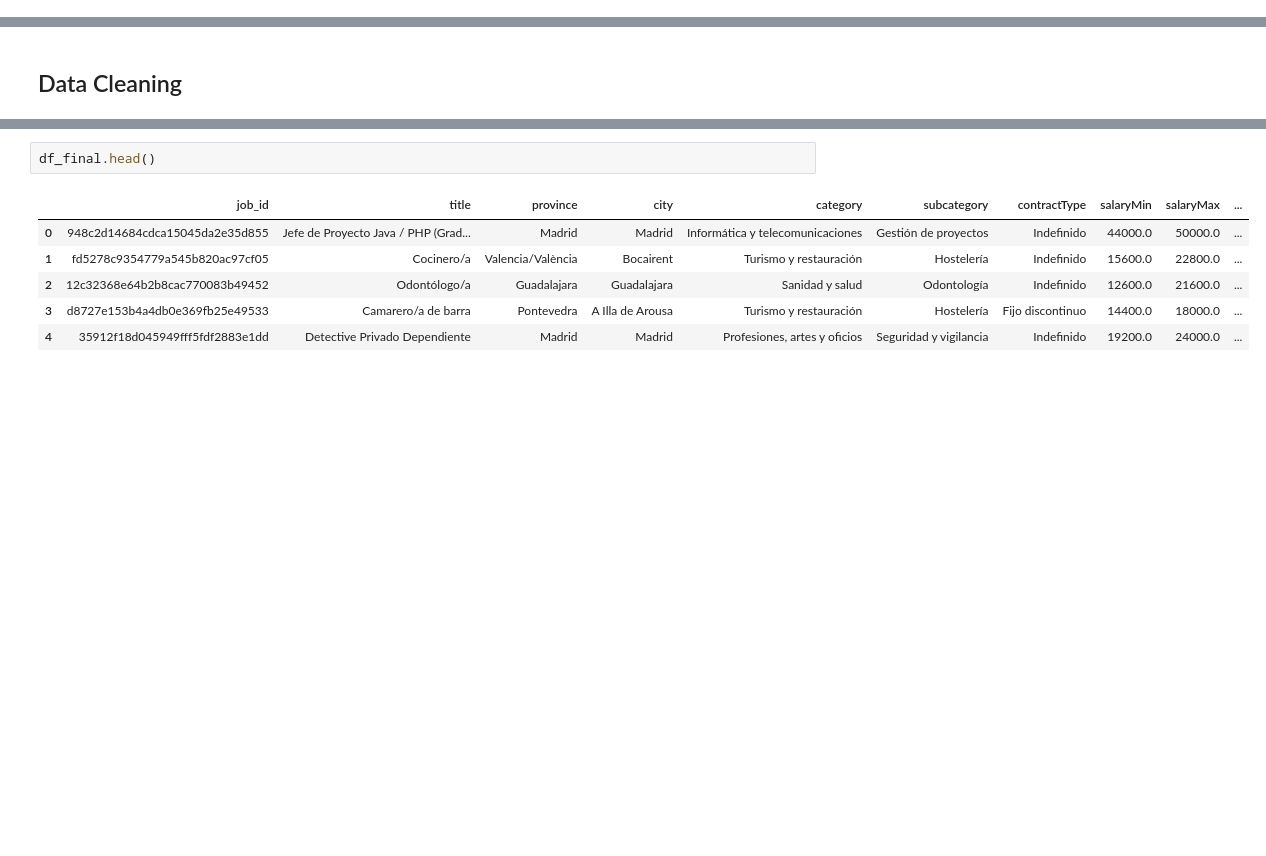
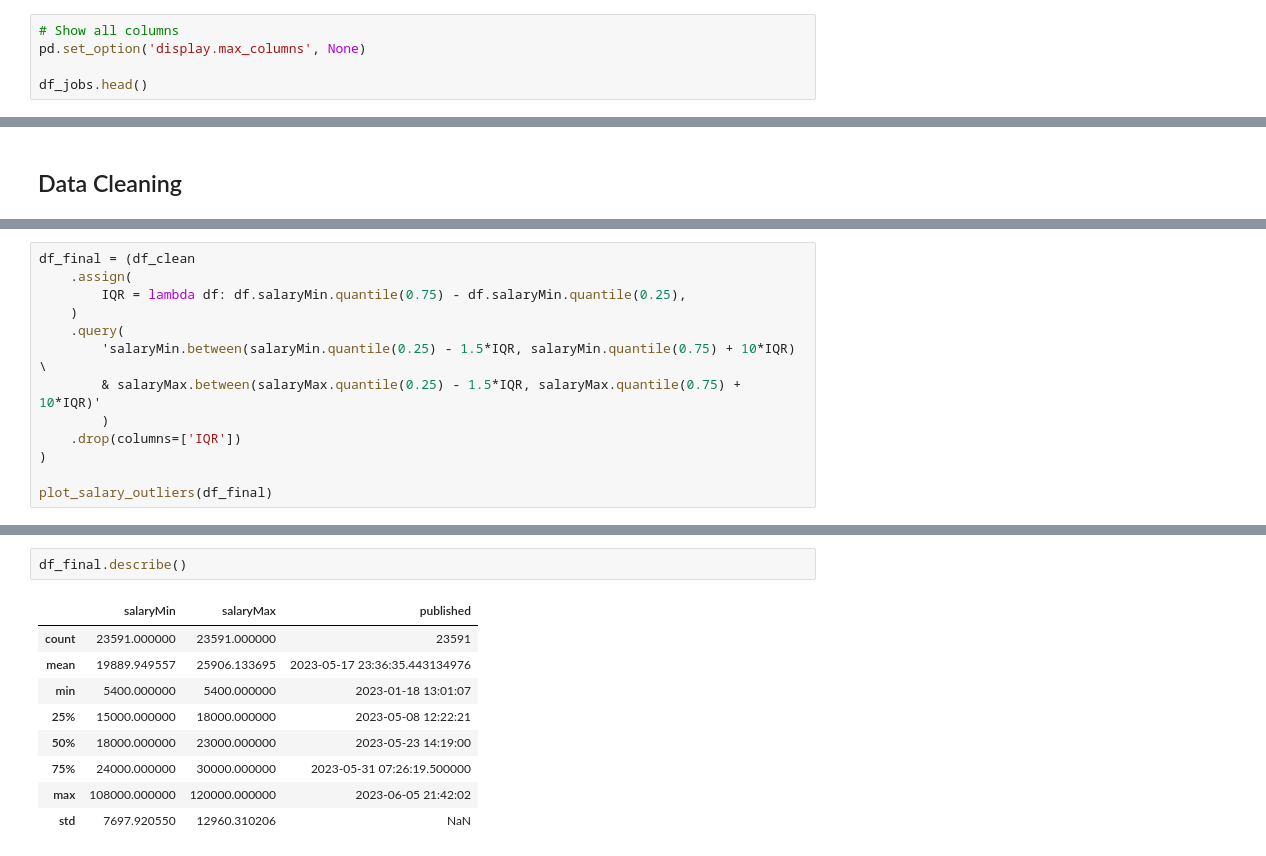
Before and after one commit to ericmg97/infojobs-analysis, a Jupyter notebook: notebooks/analyze-infojobs-offers.ipynb, the cells around one changed output, grey strips where cells are left out. Cells and saved outputs as stored; diff of their text form; blank space fills up the shorter version.

Commit message:
Improve code refactoring and add new plots to the analysis

```diff
--- a/notebooks/analyze-infojobs-offers.ipynb
+++ b/notebooks/analyze-infojobs-offers.ipynb
@@ -26,0 +28,5 @@ df_jobs.head()
+# %%
+# Show all columns
+pd.set_option('display.max_columns', None)
+
+df_jobs.head()
@@ -235,0 +176,13 @@ df_final = (df_clean
+# %%
+df_final = (df_clean
+    .assign(
+        IQR = lambda df: df.salaryMin.quantile(0.75) - df.salaryMin.quantile(0.25),
+    )
+    .query(
+        'salaryMin.between(salaryMin.quantile(0.25) - 1.5*IQR, salaryMin.quantile(0.75) + 10*IQR)  \
+        & salaryMax.between(salaryMax.quantile(0.25) - 1.5*IQR, salaryMax.quantile(0.75) + 10*IQR)'
+        )
+    .drop(columns=['IQR'])
+)
+
+plot_salary_outliers(df_final)
@@ -236,9 +191,12 @@ df_final = (df_clean
 # %%
-df_final.head()
+df_final.describe()
 # %% [output]
-|  | job_id | title | province | city | category | subcategory | contractType | salaryMin | salaryMax | ... |
-| 0 | 948c2d14684cdca15045da2e35d855 | Jefe de Proyecto Java / PHP (Grad... | Madrid | Madrid | Informática y telecomunicaciones | Gestión de proyectos | Indefinido | 44000.0 | 50000.0 | ... |
-| 1 | fd5278c9354779a545b820ac97cf05 | Cocinero/a | Valencia/València | Bocairent | Turismo y restauración | Hostelería | Indefinido | 15600.0 | 22800.0 | ... |
-| 2 | 12c32368e64b2b8cac770083b49452 | Odontólogo/a | Guadalajara | Guadalajara | Sanidad y salud | Odontología | Indefinido | 12600.0 | 21600.0 | ... |
-| 3 | d8727e153b4a4db0e369fb25e49533 | Camarero/a de barra | Pontevedra | A Illa de Arousa | Turismo y restauración | Hostelería | Fijo discontinuo | 14400.0 | 18000.0 | ... |
-| 4 | 35912f18d045949fff5fdf2883e1dd | Detective Privado Dependiente | Madrid | Madrid | Profesiones, artes y oficios | Seguridad y vigilancia | Indefinido | 19200.0 | 24000.0 | ... |
+|  | salaryMin | salaryMax | published |
+| count | 23591.000000 | 23591.000000 | 23591 |
+| mean | 19889.949557 | 25906.133695 | 2023-05-17 23:36:35.443134976 |
+| min | 5400.000000 | 5400.000000 | 2023-01-18 13:01:07 |
+| 25% | 15000.000000 | 18000.000000 | 2023-05-08 12:22:21 |
+| 50% | 18000.000000 | 23000.000000 | 2023-05-23 14:19:00 |
+| 75% | 24000.000000 | 30000.000000 | 2023-05-31 07:26:19.500000 |
+| max | 108000.000000 | 120000.000000 | 2023-06-05 21:42:02 |
+| std | 7697.920550 | 12960.310206 | NaN |
```
Also changed, not shown: parts of 27 cells of this notebook, 1 other file.
